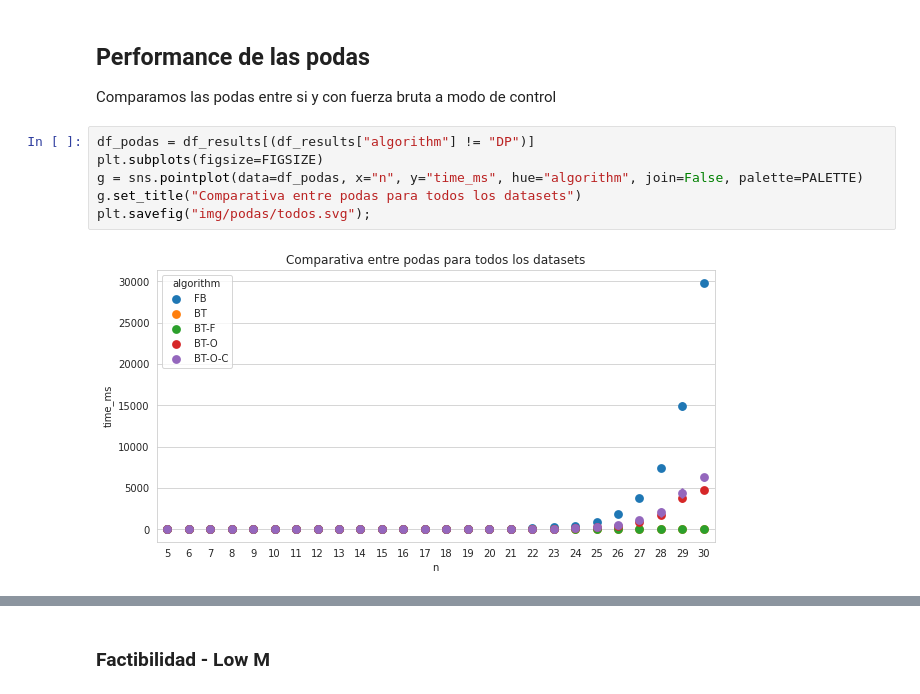
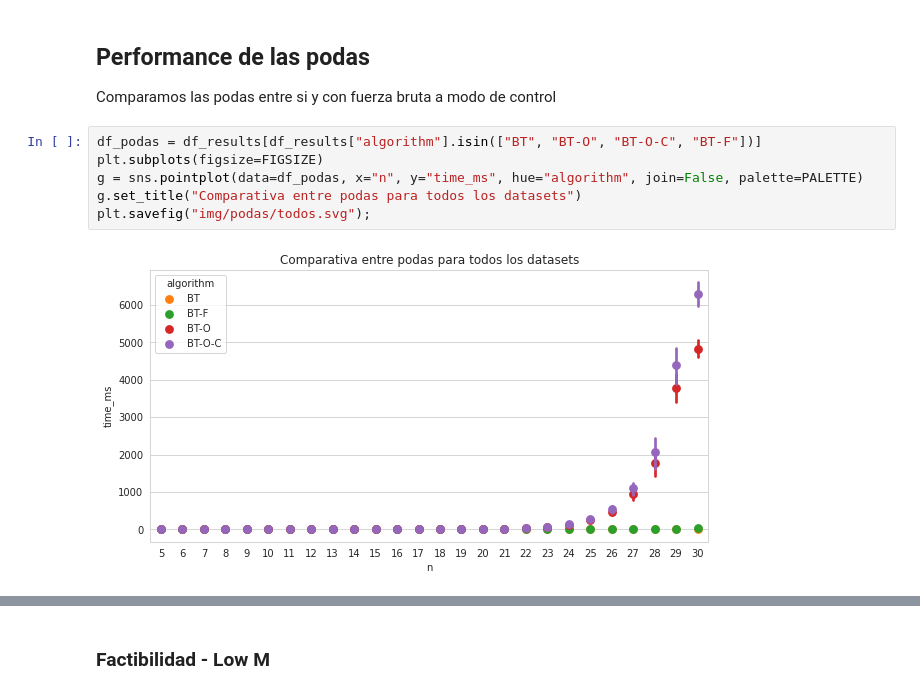
Before and after one commit to mnPanic/algo3-tp1, a Jupyter notebook: jupyter/analisis.ipynb, the cells around one changed output, grey strips where cells are left out. Cells and saved outputs as stored; diff of their text form.

Commit message:
Mas imagenes

```diff
--- a/jupyter/analisis.ipynb
+++ b/jupyter/analisis.ipynb
@@ -202,10 +221,10 @@ plt.savefig("img/comparativa/zoom.svg");
 
 Comparamos las podas entre si y con fuerza bruta a modo de control
 # %%
-df_podas = df_results[(df_results["algorithm"] != "DP")]
+df_podas = df_results[df_results["algorithm"].isin(["BT", "BT-O", "BT-O-C", "BT-F"])]
 plt.subplots(figsize=FIGSIZE)
 g = sns.pointplot(data=df_podas, x="n", y="time_ms", hue="algorithm", join=False, palette=PALETTE)
 g.set_title("Comparativa entre podas para todos los datasets")
 plt.savefig("img/podas/todos.svg");
 # %% [output]
-[figure, old version]
+[figure, new version]
```
Also changed, not shown: parts of 5 cells of this notebook, 38 other files.
